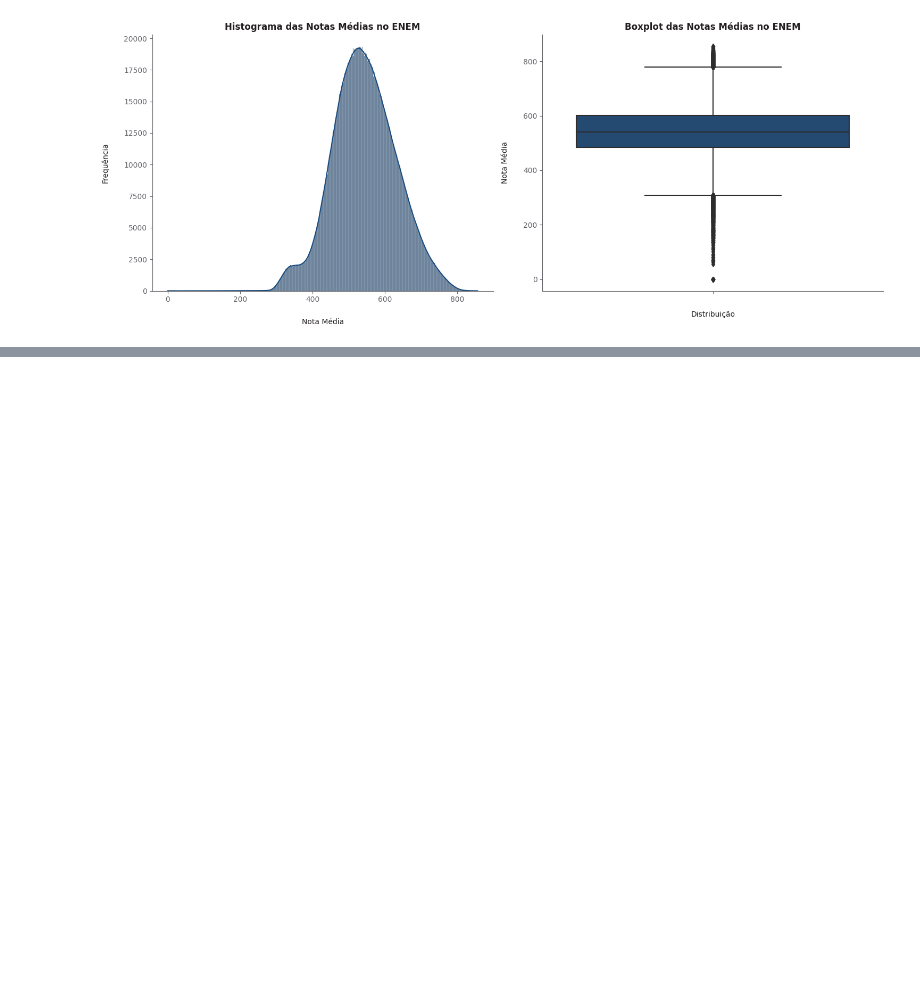
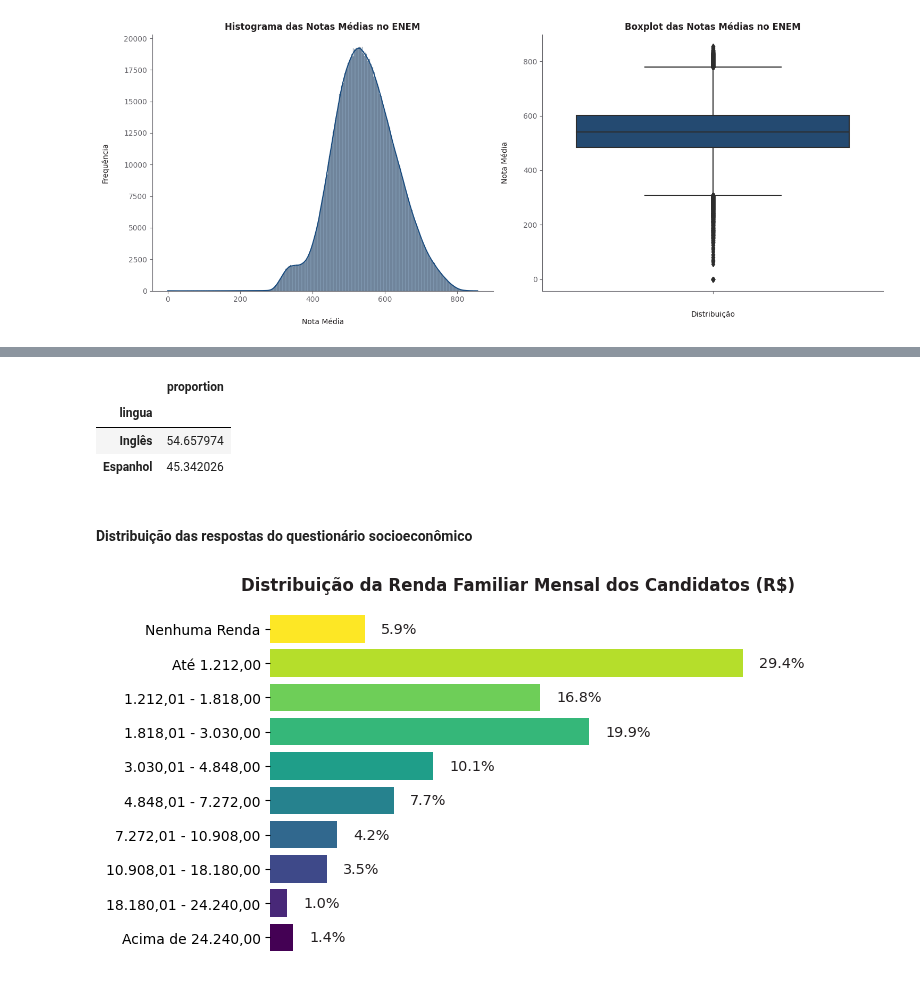
Before and after one commit to allmeidaapedro/Enem-Analysis, a Jupyter notebook: eda.ipynb, the cells around one changed output, grey strips where cells are left out. Cells and saved outputs as stored; diff of their text form; code cells hidden in the pictures; blank space fills up the shorter version.

Commit message:
Ajustes na limpeza da renda e conclusão da análise univariada

```diff
--- a/eda.ipynb
+++ b/eda.ipynb
@@ -938,0 +887,34 @@ dtype: float32
+# %%
+df['lingua'].value_counts(normalize=True).to_frame() * 100
+# %% [output]
+|  | proportion |
+| lingua |  |
+| Inglês | 54.657974 |
+| Espanhol | 45.342026 |
+# %% [markdown]
+#### Distribuição das respostas do questionário socioeconômico
+# %%
+# Grouping the data by income.
+income_grouped = df.groupby(['renda_familiar_mensal'])[['renda_familiar_mensal']].count().rename(columns={'renda_familiar_mensal': 'count'}).reset_index()
+income_grouped['pct'] = round(income_grouped['count'] / np.sum(income_grouped['count']) * 100, 2)
+income_grouped['income_unique'] = income_grouped['renda_familiar_mensal'].apply(lambda x: x[-9:].replace('.', '').replace(',', '') if x != 'Nenhuma Renda' else '0').astype('int')
+income_grouped = income_grouped.sort_values(by=['income_unique', 'renda_familiar_mensal'], ascending=[True, False]).reset_index(drop=True)
+
+# Plotting and customizing.
+colors = plt.cm.viridis(np.linspace(0, 1, len(income_grouped)))[::-1]
+
+fig, ax = plt.subplots()
+
+bars = ax.barh(y=income_grouped['renda_familiar_mensal'], width=income_grouped['pct'], color=colors)
+for index, value in enumerate(income_grouped['pct']):
+    plt.text(value + 1, index, f'{value:.1f}%', va='center', color=CINZA1, fontsize=10.4)
+ax.set_title('Distribuição da Renda Familiar Mensal dos Candidatos (R$)', color=CINZA1, fontweight='bold')
+ax.set_yticks(ticks=range(10), labels=['Nenhuma Renda', 'Até 1.212,00', '1.212,01 - 1.818,00', '1.818,01 - 3.030,00', '3.030,01 - 4.848,00', '4.848,01 - 7.272,00', '7.272,01 - 10.908,00', '10.908,01 - 18.180,00', '18.180,01 - 24.240,00', 'Acima de 24.240,00'])
+ax.spines['top'].set_visible(False)
+ax.spines['right'].set_visible(False)
+ax.spines['bottom'].set_visible(False)
+ax.spines['left'].set_visible(False)
+ax.get_xaxis().set_visible(False)
+ax.invert_yaxis()
+# %% [output]
+[figure, added]
```
Also changed, not shown: parts of 39 cells of this notebook.
